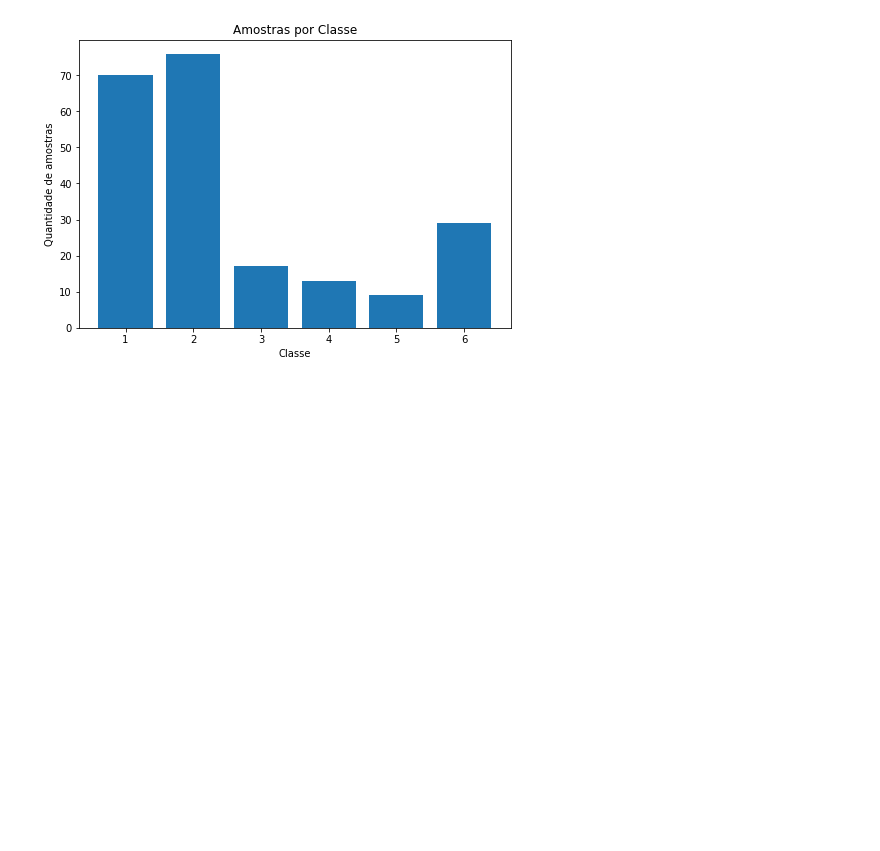
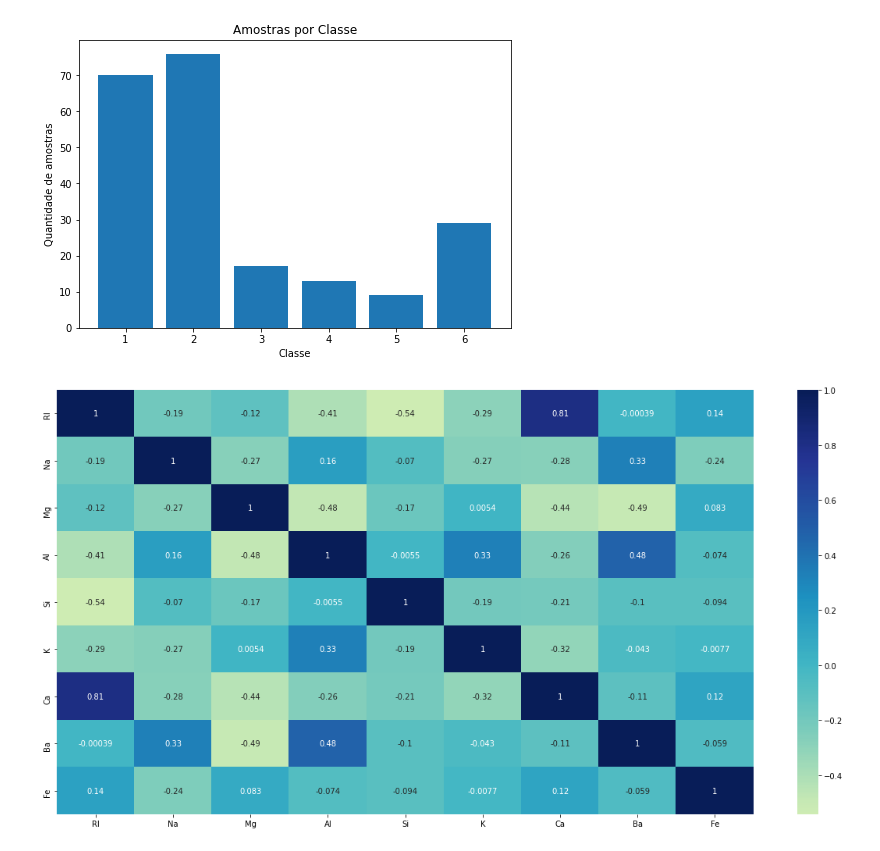
Before and after one commit to marinacer/IA048, a Jupyter notebook: glass.ipynb, the cells around one changed output. Saved outputs shown, nothing was run; the diff lists cells and outputs as text; code cells hidden in the pictures; blank space fills up the shorter version.

```diff
--- a/glass.ipynb
+++ b/glass.ipynb
@@ -322,7 +274,9 @@ Quantidade de amostras total: [70 76 17 13  9 29]
 # %%
 # correlation matrix
 corrMatrix = X.corr()
-#fig, ax = plt.subplots(figsize=(20,10))
-#sns.heatmap(corrMatrix, annot=True, ax=ax,cmap="YlGnBu", center = 0)
-#plt.show()
+fig, ax = plt.subplots(figsize=(20,10))
+sns.heatmap(corrMatrix, annot=True, ax=ax,cmap="YlGnBu", center = 0)
+plt.show()
+# %% [output]
+[figure, added]
 # %%
```
Also changed, not shown: parts of 33 cells of this notebook.
